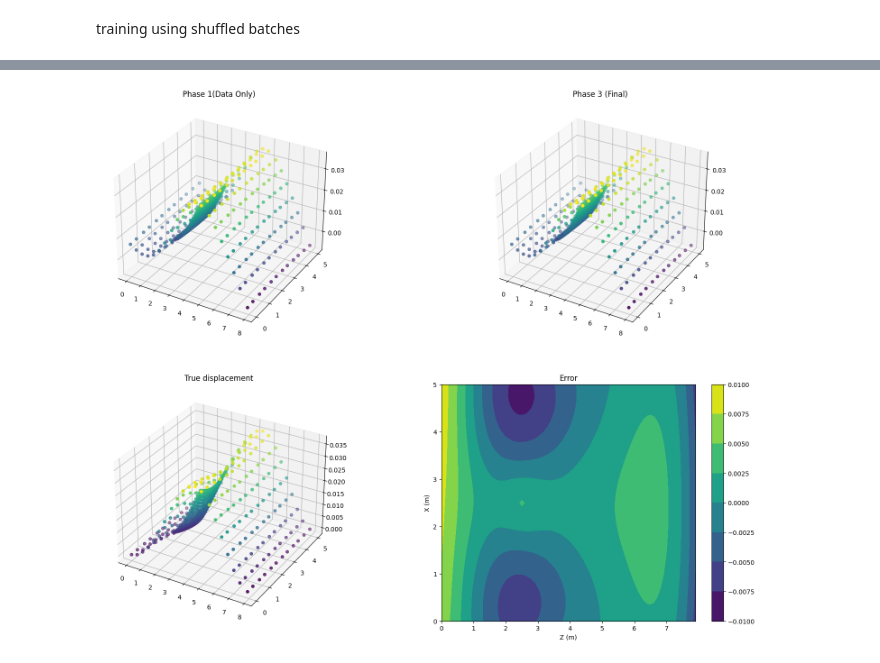
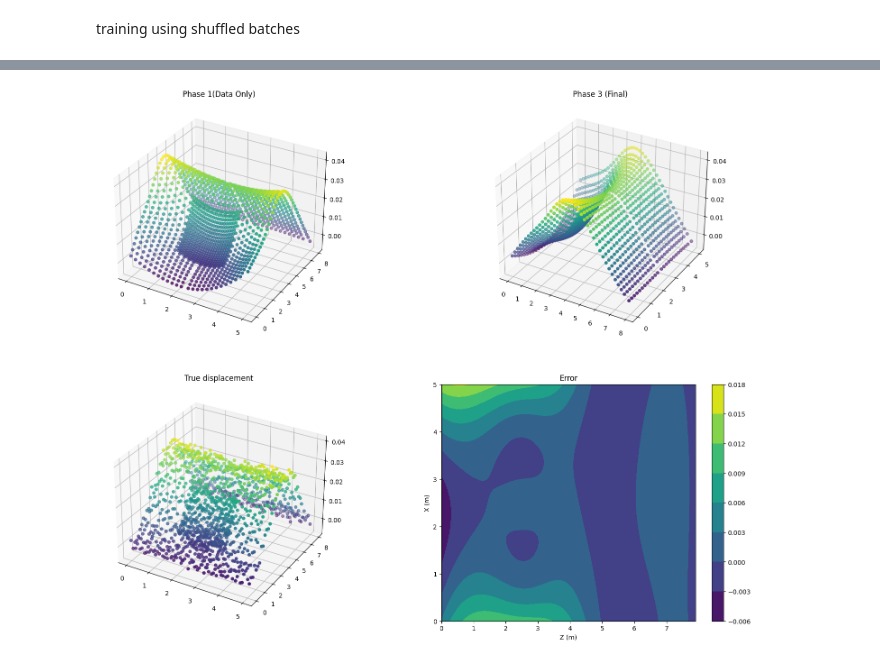
Before and after one commit to ShiyuanDengg/2D-Wall, a Jupyter notebook: 2D Propped Prediction .ipynb, the cells around one changed output, grey strips where cells are left out. Saved outputs shown, nothing was run; the diff lists cells and outputs as text; code cells hidden in the pictures.

```diff
--- a/2D Propped Prediction .ipynb
+++ b/2D Propped Prediction .ipynb
@@ -43,6 +43,8 @@ x_dense_lim1, x_dense_lim2 = 1.5, 3.5       # Dense region limits for z and x
 def is_in_dense_region(z, x):
     return (z_dense_lim1 <= z) & (z <= z_dense_lim2) & (x_dense_lim1 <= x) & (x <= x_dense_lim2)
 # %%
+Noise = True
+
 x_raw, z_raw, y_raw = np.split(results, 3, axis = -1)
 y_raw = -y_raw  #positive deflection is downwards
 x_raw_flatten, z_raw_flatten, y_raw_flatten = x_raw.flatten(), z_raw.flatten(), y_raw.flatten()
@@ -96,6 +98,21 @@ z_flatten = z_sampled_flatten[~np.isnan(z_sampled_flatten)]
 x_flatten = x_sampled_flatten[~np.isnan(x_sampled_flatten)]
 y_flatten = y_sampled_flatten[~np.isnan(y_sampled_flatten)]
 
+z_norm_at_z_boundaries = np.concatenate((np.zeros(xdim), np.ones(xdim)))
+x_norm_at_z_boundaries = np.concatenate((np.linspace(0, 1, xdim), np.linspace(0, 1, xdim)))
+zxstack_at_z_boundaries = np.stack((z_norm_at_z_boundaries, x_norm_at_z_boundaries), axis=-1)
+zxstack_at_z_boundaries_tf = tf.convert_to_tensor(zxstack_at_z_boundaries, dtype=tf.float32)
+
+z_norm_at_x_boundaries = np.concatenate((np.linspace(0, 1, zdim), np.linspace(0, 1, zdim)))
+x_norm_at_x_boundaries = np.concatenate((np.zeros(zdim), np.ones(zdim)))
+zxstack_at_x_boundaries = np.stack((z_norm_at_x_boundaries, x_norm_at_x_boundaries), axis=-1)
+zxstack_at_x_boundaries_tf = tf.convert_to_tensor(zxstack_at_x_boundaries, dtype=tf.float32)
+
+if Noise:
+    std = 0.01 * np.max(y_flatten)
+    noise = np.random.normal(0, std, size=y_flatten.shape)
+    y_flatten += noise
+
 z_max = np.max(z_raw_flatten)
 x_max = np.max(x_raw_flatten)
 y_max = np.max(abs(y_raw_flatten))
@@ -224,7 +244,7 @@ def first_order_grad(inputs):
     dz = dz / z_max
     dx = dx / x_max
 
-    return dz, dx
+    return f, dz, dx
 # %%
 def gaussian_2D(z, x, force, deltaz_batch, deltax_batch, xc = x_prop, zc = z_prop, sigma = 0.15):
 
@@ -277,14 +297,11 @@ def train_step(batch, epoch_val):
     y_pred = tf.squeeze(y_pred, -1)  # Ensure y_pred is 1D
     data_loss = tf.reduce_mean(tf.square(data_weight * (y_true - y_pred)))
 
-    y_at_z_boundaries = tf.where(z < (1 / zdim), y_pred, 0.0) + tf.where((1 - z) < (1 / zdim), y_pred, 0.0)
+    y_at_z_boundaries, gradz_at_z_boundaries, *_ = first_order_grad(zxstack_at_z_boundaries_tf)
     bc_disp = tf.reduce_mean(tf.square(y_at_z_boundaries))
-
-    gradz, gradx = first_order_grad(zxstack)
-    gradz_at_z_boundaries = tf.where(z < (1 / zdim), gradz, 0.0) + tf.where((1 - z) < (1 / zdim), gradz, 0.0)
     bc_z_loss = tf.reduce_mean(tf.square(gradz_at_z_boundaries))
 
-    gradx_at_x_boundaries = tf.where(x < (1 / xdim), gradx, 0.0) + tf.where((1 - x) < (1 / xdim), gradx, 0.0)
+    gradx_at_x_boundaries = first_order_grad(zxstack_at_x_boundaries_tf)[2]
     bc_x_loss = tf.reduce_sum(tf.square(gradx_at_x_boundaries))
 
     bc_loss = bc_disp + bc_z_loss + bc_x_loss
@@ -386,36 +402,36 @@ y_pred2 = y_pred_norm2 * y_max
 
 y_pred_norm3 = model(zxstack)
 y_pred_norm3 = np.squeeze(y_pred_norm3, -1)
 y_pred3 = y_pred_norm3 * y_max
 
 fig = plt.figure(figsize=(20, 15))
 
 ax1 = fig.add_subplot(221, projection = '3d')
-ax1.scatter(z_flatten, x_flatten, y_pred1, c = y_pred1, cmap = 'viridis')
+ax1.scatter(x_flatten, z_flatten, y_pred1, c = y_pred1, cmap = 'viridis')
 ax1.set_title('Phase 1(Data Only)')
 
 ax2 = fig.add_subplot(222, projection='3d')
 ax2.scatter(z_flatten, x_flatten, y_pred3, c = y_pred3, cmap = 'viridis')
 ax2.set_title('Phase 3 (Final)')
 
 ax3 = fig.add_subplot(223, projection = '3d')
-ax3.scatter(z_flatten, x_flatten, y_flatten, c = y_flatten, cmap = 'viridis')
+ax3.scatter(x_flatten, z_flatten, y_flatten, c = y_flatten, cmap = 'viridis')
 ax3.set_title('True displacement')
 
 
 y_full_prediction = model(tf.stack([z_raw_flatten / z_max, x_raw_flatten / x_max], axis=-1))
 y_full_prediction = y_full_prediction.numpy().reshape(z_raw_squeeze.shape) * y_max
 
 ax4 = fig.add_subplot(224)
 ax4.contourf(z_raw_squeeze, x_raw_squeeze, y_full_prediction - y_raw_squeeze, cmap = 'viridis',)
 plt.colorbar(ax4.contourf(z_raw_squeeze, x_raw_squeeze, y_full_prediction - y_raw_squeeze, cmap = 'viridis',))
 ax4.set_xlabel('Z (m)')
 ax4.set_ylabel('X (m)')
 ax4.set_title('Error')
 
 plt.show()
 # %% [output]
-[figure, old version]
+[figure, new version]
 # %%
 
 bih = laplacian(zxstack, laplacian)
```
Also changed, not shown: parts of 9 cells of this notebook, 1 other file.
